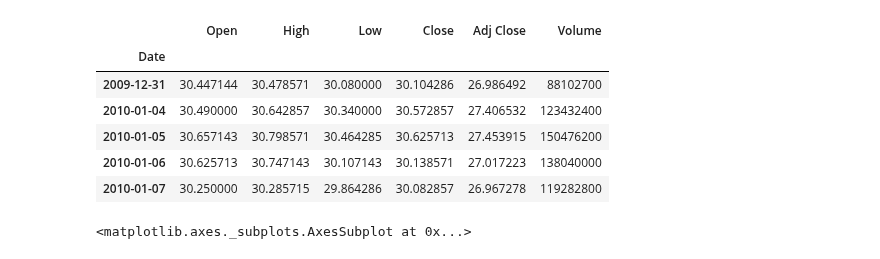
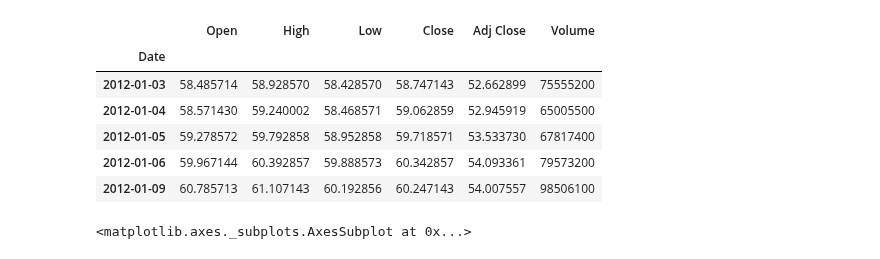
Before and after one commit to sivabalanb/Data-Analysis-with-Pandas-and-Python, a Jupyter notebook: Visualization.ipynb, the cells around one changed output. Cells and saved outputs as stored; diff of their text form; code cells hidden in the pictures.

```diff
--- a/Visualization.ipynb
+++ b/Visualization.ipynb
@@ -5,16 +5,16 @@ from pandas_datareader import data
 import matplotlib.pyplot as plt
 %matplotlib inline
 # %%
-apple = data.DataReader(name="AAPL", data_source="yahoo", start="2010", end="2012")
+apple = data.DataReader(name="AAPL", data_source="yahoo", start="2012", end="2018")
 apple.head()
 # %% [output]
 |  | Open | High | Low | Close | Adj Close | Volume |
 | Date |  |  |  |  |  |  |
-| 2009-12-31 | 30.447144 | 30.478571 | 30.080000 | 30.104286 | 26.986492 | 88102700 |
-| 2010-01-04 | 30.490000 | 30.642857 | 30.340000 | 30.572857 | 27.406532 | 123432400 |
-| 2010-01-05 | 30.657143 | 30.798571 | 30.464285 | 30.625713 | 27.453915 | 150476200 |
-| 2010-01-06 | 30.625713 | 30.747143 | 30.107143 | 30.138571 | 27.017223 | 138040000 |
-| 2010-01-07 | 30.250000 | 30.285715 | 29.864286 | 30.082857 | 26.967278 | 119282800 |
+| 2012-01-03 | 58.485714 | 58.928570 | 58.428570 | 58.747143 | 52.662899 | 75555200 |
+| 2012-01-04 | 58.571430 | 59.240002 | 58.468571 | 59.062859 | 52.945919 | 65005500 |
+| 2012-01-05 | 59.278572 | 59.792858 | 58.952858 | 59.718571 | 53.533730 | 67817400 |
+| 2012-01-06 | 59.967144 | 60.392857 | 59.888573 | 60.342857 | 54.093361 | 79573200 |
+| 2012-01-09 | 60.785713 | 61.107143 | 60.192856 | 60.247143 | 54.007557 | 98506100 |
 # %%
 apple.plot()
 # %% [output]
```
Also changed, not shown: parts of 10 cells of this notebook, 1 other file.
